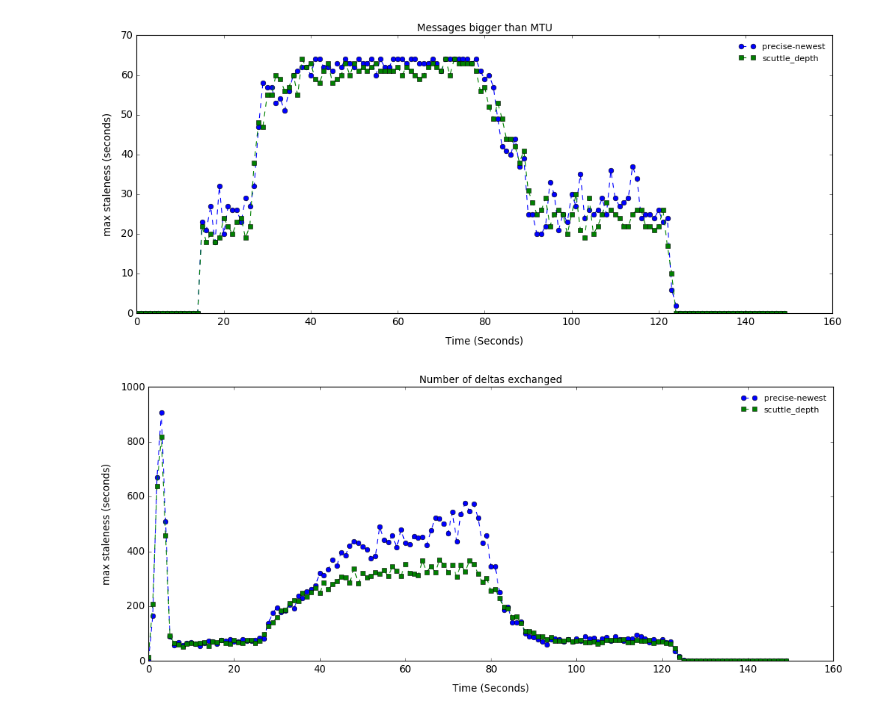
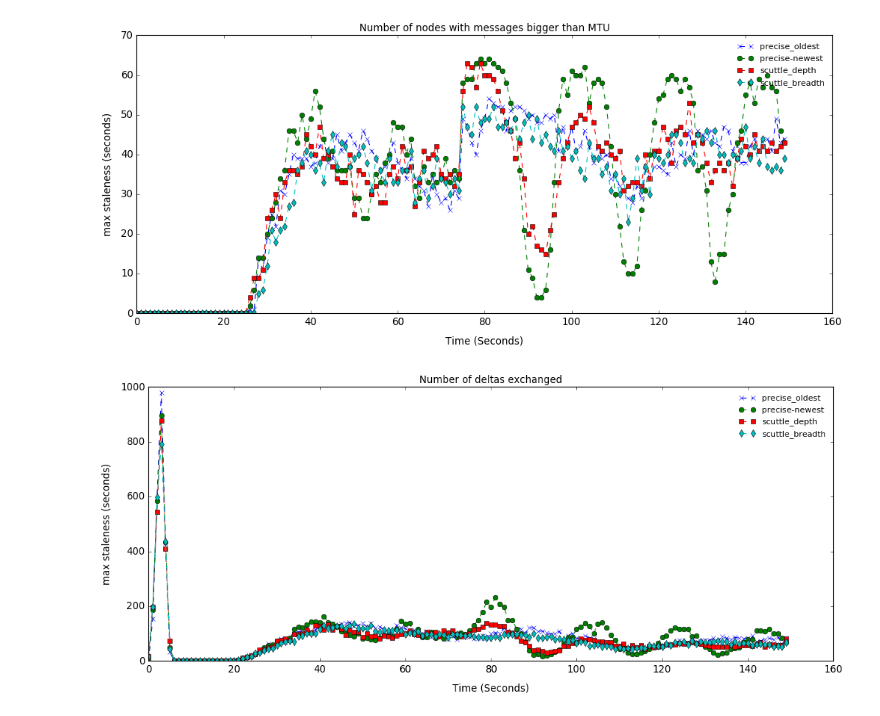
Before and after one commit to ElDivinCodino/Anti-entropy-epidemic-protocol, a Jupyter notebook: src/plot/plot_notebook.ipynb, the cells around one changed output. Drawn from its saved outputs; the diff is of its cells as text; code cells hidden in the pictures.

```diff
--- a/src/plot/plot_notebook.ipynb
+++ b/src/plot/plot_notebook.ipynb
@@ -2,14 +2,14 @@
 import numpy as np
 import matplotlib.pyplot as plt
 # %%
-PATH = '/tmp/AEP/logs/'
+PATH = 'results/run_2_with_fc/'
 N_PARTICIPANTS=64
 # %%
 # participant = np.genfromtxt(PATH + 'participant/observer.txt', delimiter=' ')
-# precise_oldest = np.genfromtxt(PATH + 'precise_oldest/observer.txt', delimiter=' ')
+precise_oldest = np.genfromtxt(PATH + 'precise_oldest/observer.txt', delimiter=' ')
 precise_newest = np.genfromtxt(PATH + 'precise_newest/observer.txt', delimiter=' ')
 scuttle_depth = np.genfromtxt(PATH + 'scuttle_depth/observer.txt', delimiter=' ')
-# scuttle_breadth = np.genfromtxt(PATH + 'scuttle_breadth/observer.txt', delimiter=' ')
+scuttle_breadth = np.genfromtxt(PATH + 'scuttle_breadth/observer.txt', delimiter=' ')
 # precise_oldest = np.genfromtxt(PATH + 'precise_oldest_fc/observer.txt', delimiter=' ')
 # precise_newest = np.genfromtxt(PATH + 'precise_newest_fc/observer.txt', delimiter=' ')
 # scuttle_depth = np.genfromtxt(PATH + 'scuttle_depth_fc/observer.txt', delimiter=' ')
@@ -96,20 +98,20 @@ plot_thr(traces, path="./update_rate.pdf", x_lim=(0, ts), title="Update Rate")
 # %%
 traces = [
-#     (precise_oldest[3], list(range(0, ts)), "precise_oldest", "x", "dashed"),
+    (precise_oldest[3], list(range(0, ts)), "precise_oldest", "x", "dashed"),
     (precise_newest[3], list(range(0, ts)), "precise-newest", "o", "dashed"),
-    (scuttle_depth[3], list(range(0, ts)), "scuttle_depth", "s", "dashed")
-#     (scuttle_breadth[3], list(range(0, ts)), "scuttle_breadth", "d", "dashed")
+    (scuttle_depth[3], list(range(0, ts)), "scuttle_depth", "s", "dashed"),
+    (scuttle_breadth[3], list(range(0, ts)), "scuttle_breadth", "d", "dashed")
 ]
-plot_thr(traces, path="./bigger_mtu.pdf", x_lim=(0, ts), title="Messages bigger than MTU")
+plot_thr(traces, path="./bigger_mtu.pdf", x_lim=(0, ts), title="Number of nodes with messages bigger than MTU")
 # %% [output]
-[figure, old version]
+[figure, new version]
 # %%
 traces = [
-#     (precise_oldest[4]/N_PARTICIPANTS, list(range(0, ts)), "precise_oldest", "x", "dashed"),
+    (precise_oldest[4]/N_PARTICIPANTS, list(range(0, ts)), "precise_oldest", "x", "dashed"),
     (precise_newest[4]/N_PARTICIPANTS, list(range(0, ts)), "precise-newest", "o", "dashed"),
-    (scuttle_depth[4]/N_PARTICIPANTS, list(range(0, ts)), "scuttle_depth", "s", "dashed")
-#     (scuttle_breadth[4]/N_PARTICIPANTS, list(range(0, ts)), "scuttle_breadth", "d", "dashed")
+    (scuttle_depth[4]/N_PARTICIPANTS, list(range(0, ts)), "scuttle_depth", "s", "dashed"),
+    (scuttle_breadth[4]/N_PARTICIPANTS, list(range(0, ts)), "scuttle_breadth", "d", "dashed")
 ]
 plot_thr(traces, path="./number_of_deltas.pdf", x_lim=(0, ts), title="Number of deltas exchanged")
 # %% [output]
-[figure, old version]
+[figure, new version]
```
Also changed, not shown: parts of 3 cells of this notebook, 2 other files.
